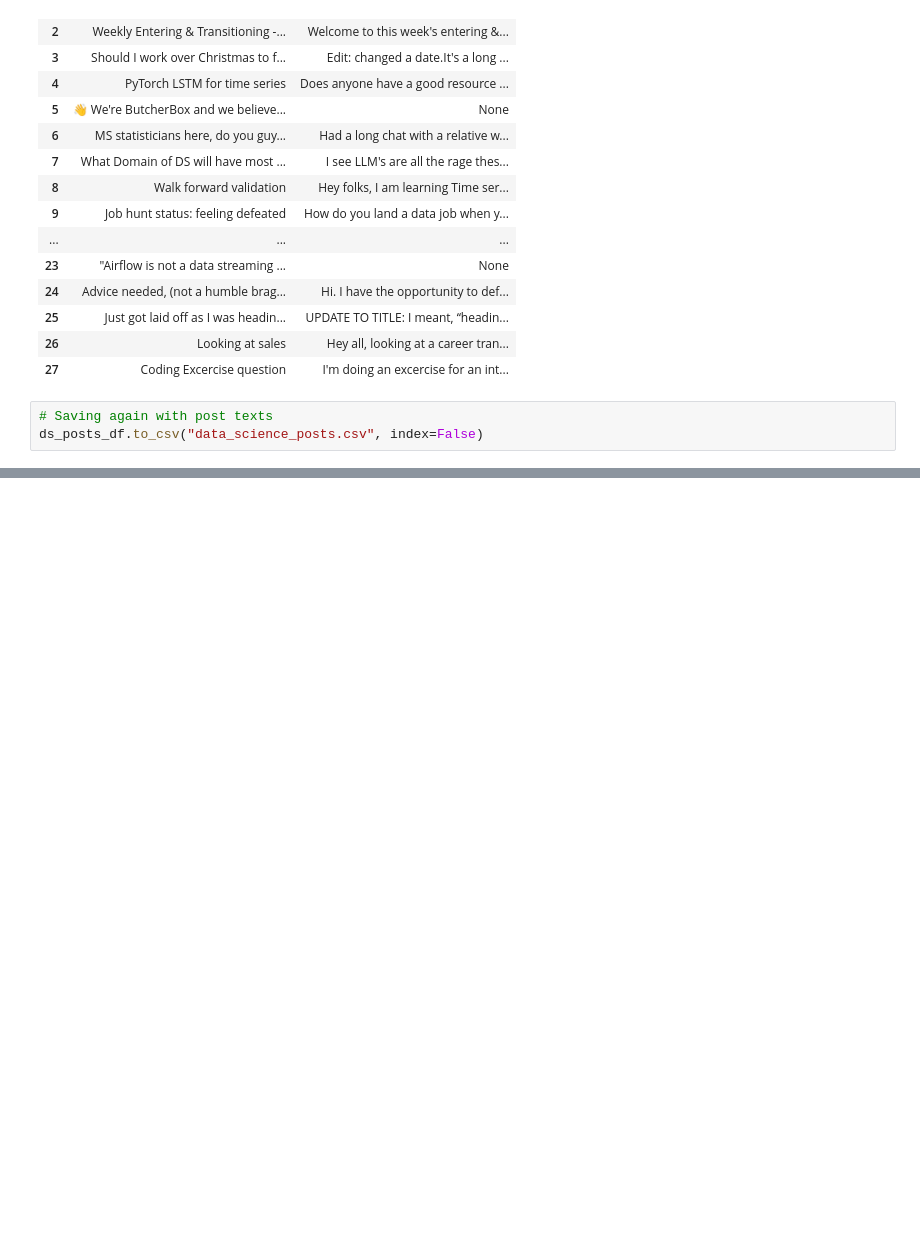
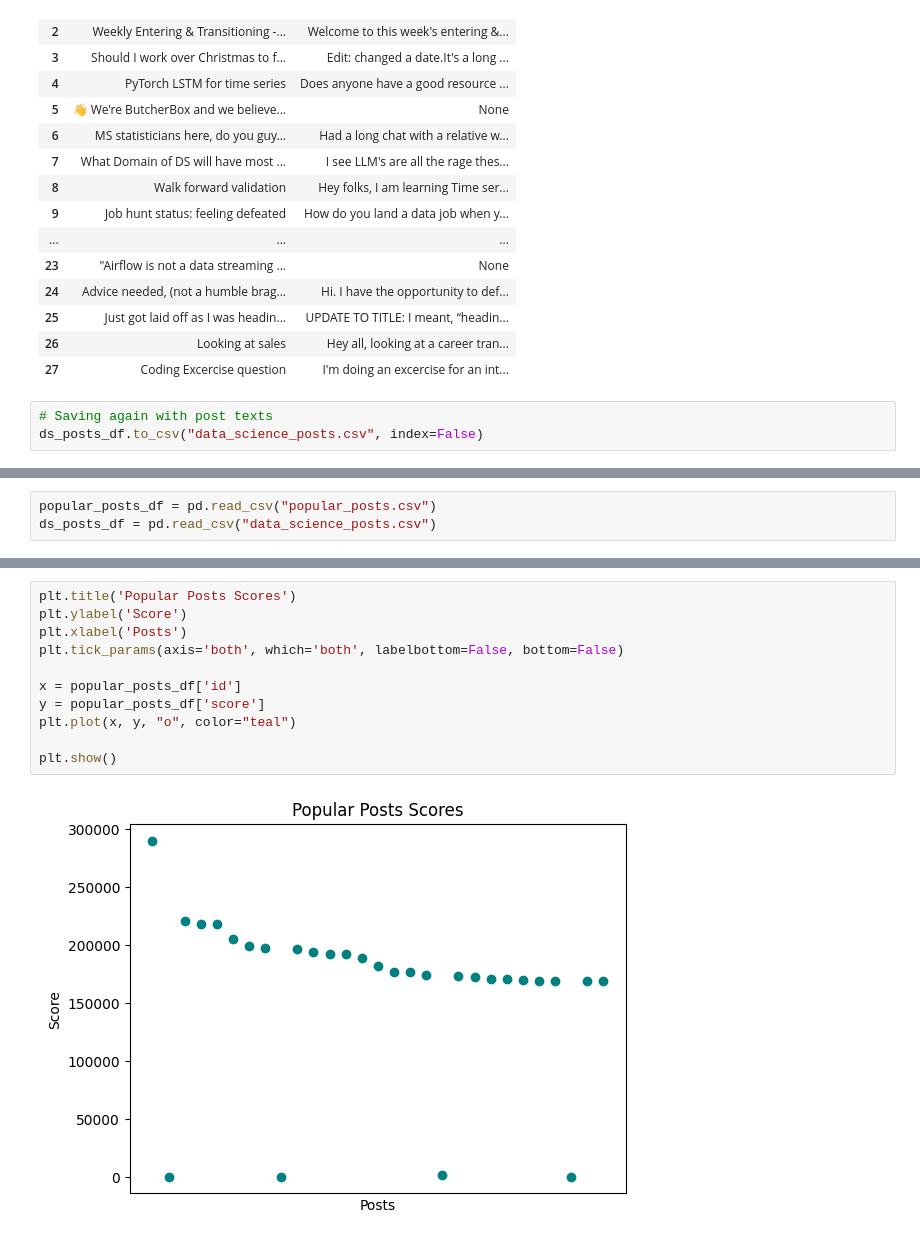
Before and after one commit to AslihanYoldas/Data-Science-reddit-api-project-Ada-lovelace-academy, a Jupyter notebook: main.ipynb, the cells around one changed output, grey strips where cells are left out. Drawn from its saved outputs; the diff is of its cells as text; blank space fills up the shorter version.

Commit message:
Made some viz on popular data posts

```diff
--- a/main.ipynb
+++ b/main.ipynb
@@ -323,0 +308,3 @@ ds_posts_df.to_csv("data_science_posts.csv", index=False)
+# %%
+popular_posts_df = pd.read_csv("popular_posts.csv")
+ds_posts_df = pd.read_csv("data_science_posts.csv")
@@ -323,0 +359,13 @@ ds_posts_df.to_csv("data_science_posts.csv", index=False)
+# %%
+plt.title('Popular Posts Scores')
+plt.ylabel('Score')
+plt.xlabel('Posts')
+plt.tick_params(axis='both', which='both', labelbottom=False, bottom=False)
+
+x = popular_posts_df['id']
+y = popular_posts_df['score']
+plt.plot(x, y, "o", color="teal")
+
+plt.show()
+# %% [output]
+[figure, added]
```
Also changed, not shown: parts of 12 cells of this notebook.
